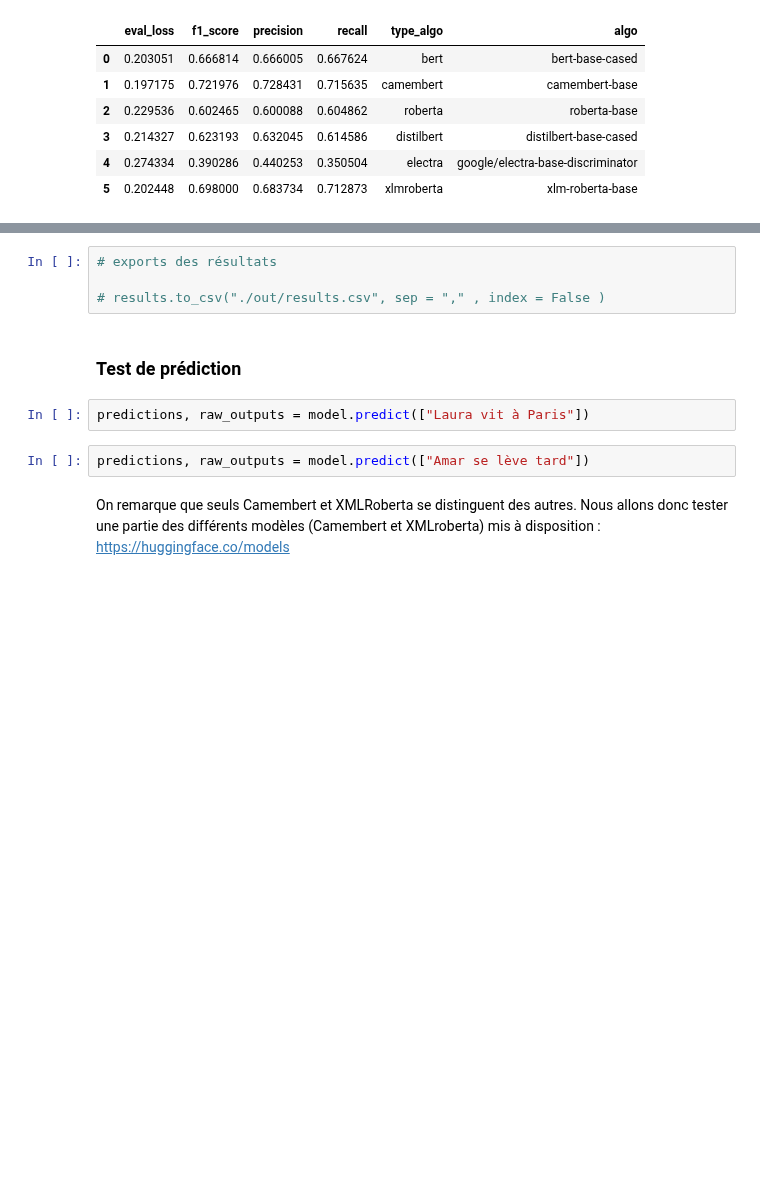
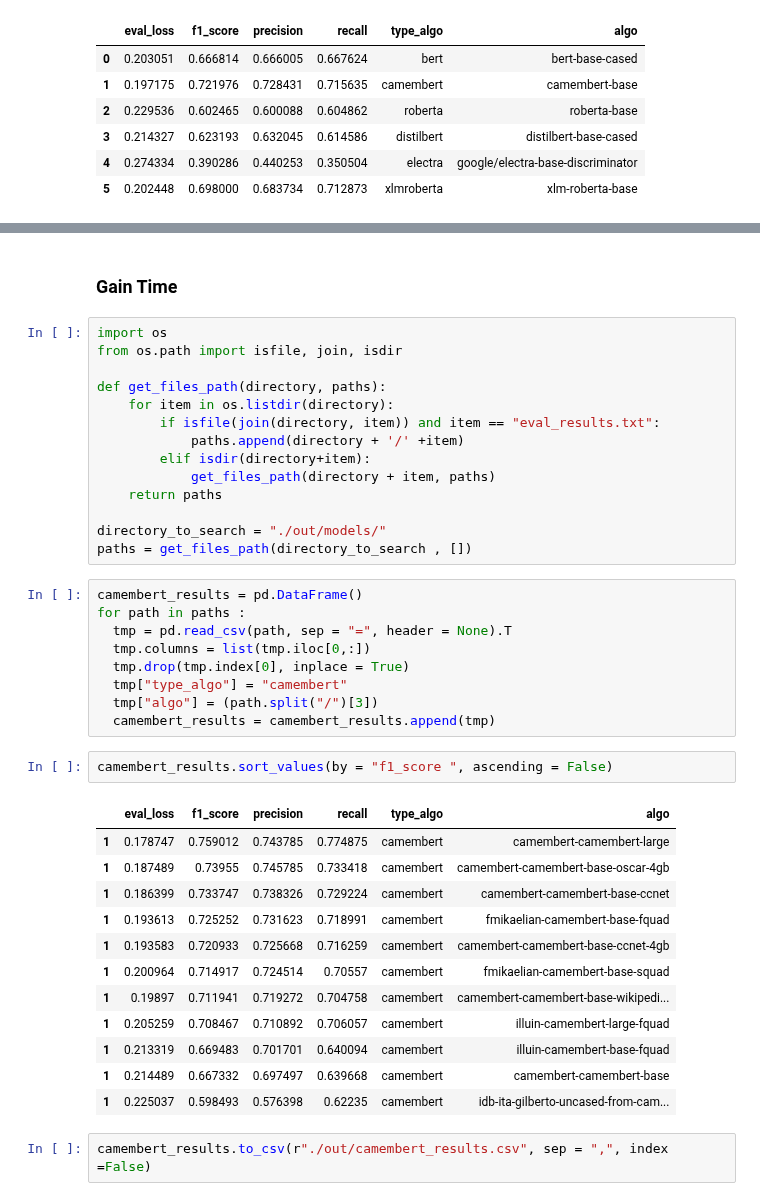
Before and after one commit to C4viar/PPD_MSLD_2019_2020_LL-AL-MT, a Jupyter notebook: Draft_code/projet_ner.ipynb, the cells around one changed output, grey strips where cells are left out. Saved outputs shown, nothing was run; the diff lists cells and outputs as text; blank space fills up the shorter version.

Commit message:
Testing camembert models and making predictions on simple sentences

```diff
--- a/Draft_code/projet_ner.ipynb
+++ b/Draft_code/projet_ner.ipynb
@@ -296,12 +475,42 @@ results
+# %% [markdown]
+### Gain Time
+# %%
+import os
+from os.path import isfile, join, isdir
+
+def get_files_path(directory, paths):
+    for item in os.listdir(directory):
+        if isfile(join(directory, item)) and item == "eval_results.txt":
+            paths.append(directory + '/' +item)
+        elif isdir(directory+item):
+            get_files_path(directory + item, paths)
+    return paths
+
+directory_to_search = "./out/models/"
+paths = get_files_path(directory_to_search , [])
+# %%
+camembert_results = pd.DataFrame()
+for path in paths :
+  tmp = pd.read_csv(path, sep = "=", header = None).T
+  tmp.columns = list(tmp.iloc[0,:])
+  tmp.drop(tmp.index[0], inplace = True)
+  tmp["type_algo"] = "camembert"
+  tmp["algo"] = (path.split("/")[3])
+  camembert_results = camembert_results.append(tmp)
+# %%
+camembert_results.sort_values(by = "f1_score ", ascending = False)
+# %% [output]
+|  | eval_loss | f1_score | precision | recall | type_algo | algo |
+| 1 | 0.178747 | 0.759012 | 0.743785 | 0.774875 | camembert | camembert-camembert-large |
+| 1 | 0.187489 | 0.73955 | 0.745785 | 0.733418 | camembert | camembert-camembert-base-oscar-4gb |
+| 1 | 0.186399 | 0.733747 | 0.738326 | 0.729224 | camembert | camembert-camembert-base-ccnet |
+| 1 | 0.193613 | 0.725252 | 0.731623 | 0.718991 | camembert | fmikaelian-camembert-base-fquad |
+| 1 | 0.193583 | 0.720933 | 0.725668 | 0.716259 | camembert | camembert-camembert-base-ccnet-4gb |
+| 1 | 0.200964 | 0.714917 | 0.724514 | 0.70557 | camembert | fmikaelian-camembert-base-squad |
+| 1 | 0.19897 | 0.711941 | 0.719272 | 0.704758 | camembert | camembert-camembert-base-wikipedi... |
+| 1 | 0.205259 | 0.708467 | 0.710892 | 0.706057 | camembert | illuin-camembert-large-fquad |
+| 1 | 0.213319 | 0.669483 | 0.701701 | 0.640094 | camembert | illuin-camembert-base-fquad |
+| 1 | 0.214489 | 0.667332 | 0.697497 | 0.639668 | camembert | camembert-camembert-base |
+| 1 | 0.225037 | 0.598493 | 0.576398 | 0.62235 | camembert | idb-ita-gilberto-uncased-from-cam... |
 # %%
-# exports des résultats
-
-# results.to_csv("./out/results.csv", sep = "," , index = False )
+camembert_results.to_csv(r"./out/camembert_results.csv", sep = ",", index =False)
-# %% [markdown]
-### Test de prédiction
-# %%
-predictions, raw_outputs = model.predict(["Laura vit à Paris"])
-# %%
-predictions, raw_outputs = model.predict(["Amar se lève tard"])
-# %% [markdown]
-On remarque que seuls Camembert et XMLRoberta se distinguent des autres. Nous allons donc tester une partie des différents modèles (Camembert et XMLroberta) mis à disposition : https://huggingface.co/models
```
Also changed, not shown: parts of 105 cells of this notebook.
